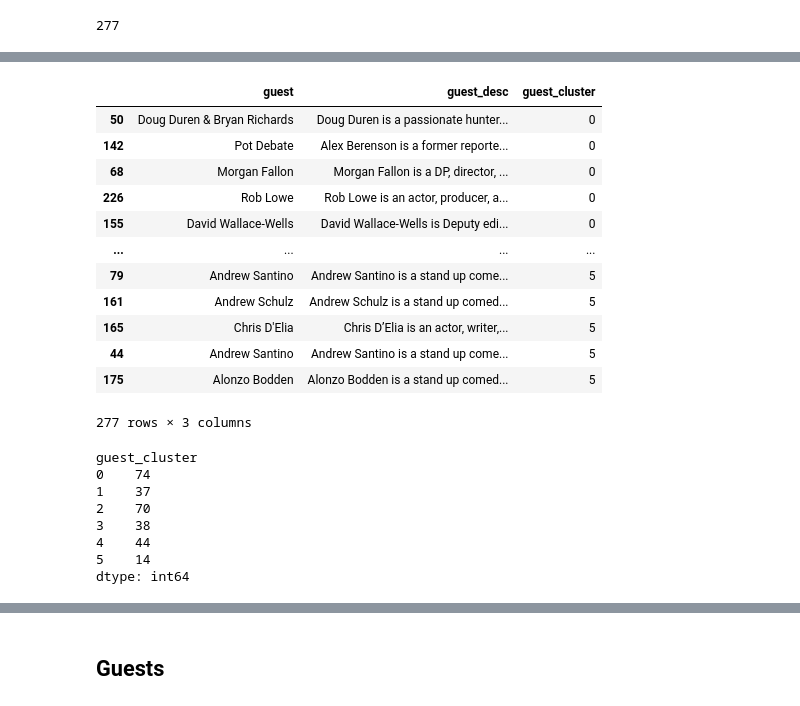
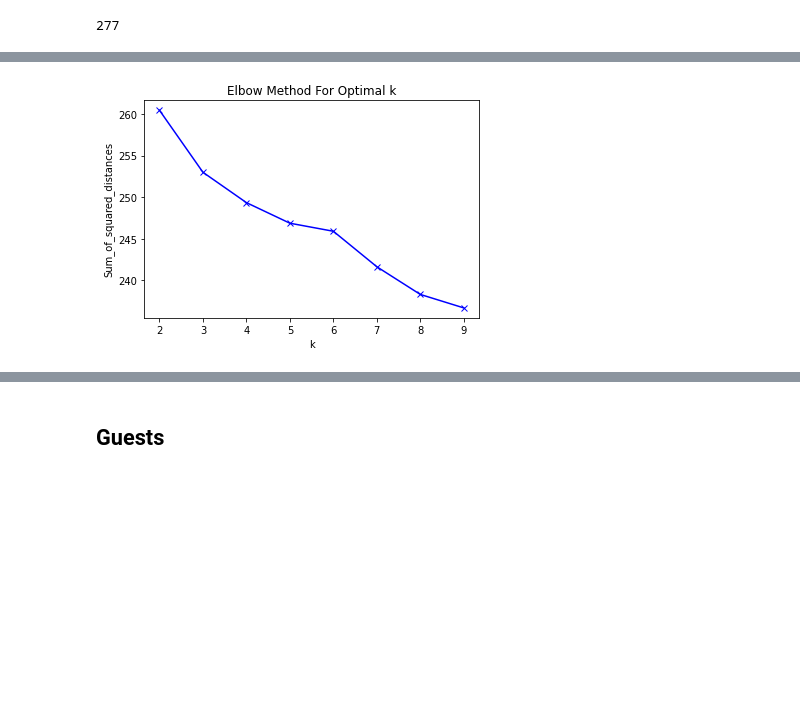
Before and after one commit to BryceHamilton/jre, a Jupyter notebook: analysis.ipynb, the cells around one changed output, grey strips where cells are left out. Saved outputs shown, nothing was run; the diff lists cells and outputs as text; code cells hidden in the pictures; blank space fills up the shorter version.

```diff
--- a/analysis.ipynb
+++ b/analysis.ipynb
@@ -20,8 +28,3 @@ df.head(5)
 len(df)
 # %% [output]
 277
-# %%
-vectorizer = TfidfVectorizer(stop_words={'english'})
-# %%
-all_docs = [s for s in df["guest_desc"]]
-X = vectorizer.fit_transform(all_docs)
@@ -27,0 +33,24 @@ X = vectorizer.fit_transform(all_docs)
+# %%
+def vectorize(df):
+    extra_stops = ["available", "https"]
+    en_stop_words = stopwords.words('english')
+    stop_words = set(en_stop_words + extra_stops)
+
+    vectorizer = TfidfVectorizer(stop_words=stop_words)
+
+    all_docs = [s for s in df["guest_desc_short"]]
+    X = vectorizer.fit_transform(all_docs)
+    return X
+# %%
+def cluster_check(X):
+    Sum_of_squared_distances = []
+    K = range(2,10)
+    for k in K:
+        km = KMeans(n_clusters=k, max_iter=200, n_init=10)
+        km = km.fit(X)
+        Sum_of_squared_distances.append(km.inertia_)
+    plt.plot(K, Sum_of_squared_distances, 'bx-')
+    plt.xlabel('k')
+    plt.ylabel('Sum_of_squared_distances')
+    plt.title('Elbow Method For Optimal k')
+    plt.show()
@@ -34,27 +80,5 @@ df["guest_cluster"] = labels
-# %%
-df[["guest", "guest_desc", "guest_cluster"]].sort_values("guest_cluster")
-# %% [output]
-|  | guest | guest_desc | guest_cluster |
-| 50 | Doug Duren & Bryan Richards | Doug Duren is a passionate hunter... | 0 |
-| 142 | Pot Debate | Alex Berenson is a former reporte... | 0 |
-| 68 | Morgan Fallon | Morgan Fallon is a DP, director, ... | 0 |
-| 226 | Rob Lowe | Rob Lowe is an actor, producer, a... | 0 |
-| 155 | David Wallace-Wells | David Wallace-Wells is Deputy edi... | 0 |
-| ... | ... | ... | ... |
-| 79 | Andrew Santino | Andrew Santino is a stand up come... | 5 |
-| 161 | Andrew Schulz | Andrew Schulz is a stand up comed... | 5 |
-| 165 | Chris D'Elia | Chris D’Elia is an actor, writer,... | 5 |
-| 44 | Andrew Santino | Andrew Santino is a stand up come... | 5 |
-| 175 | Alonzo Bodden | Alonzo Bodden is a stand up comed... | 5 |
-277 rows × 3 columns
-# %%
-df.groupby("guest_cluster").size()
-# %% [output]
-guest_cluster
-0    74
-1    37
-2    70
-3    38
-4    44
-5    14
-dtype: int64
+# %%
+X = vectorize(df)
+cluster_check(X)
+# %% [output]
+[figure, added]
```
Also changed, not shown: parts of 12 cells of this notebook.
